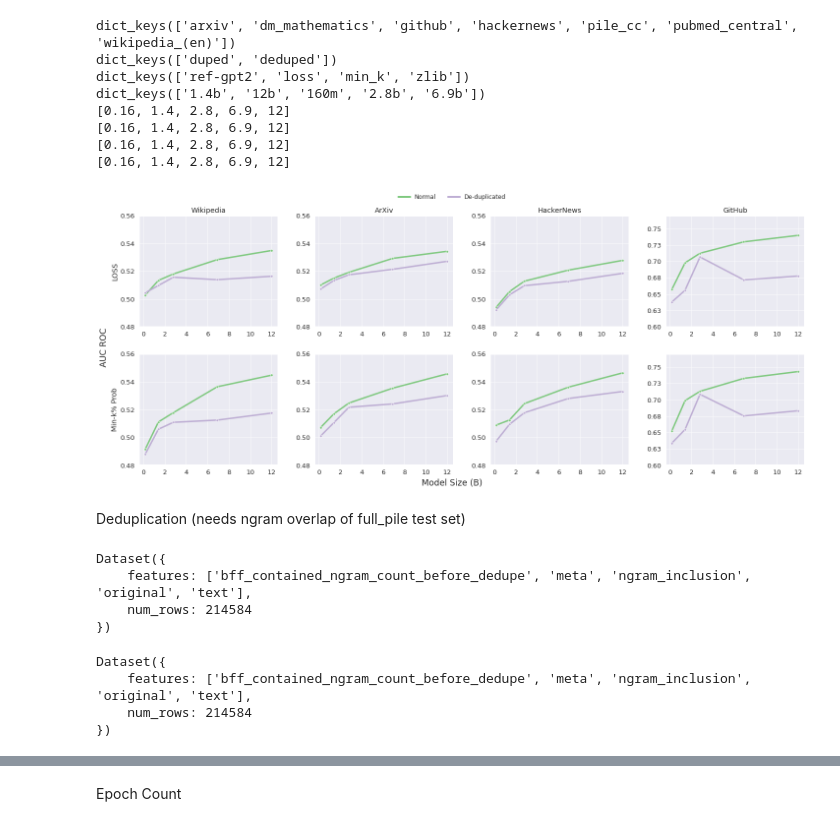
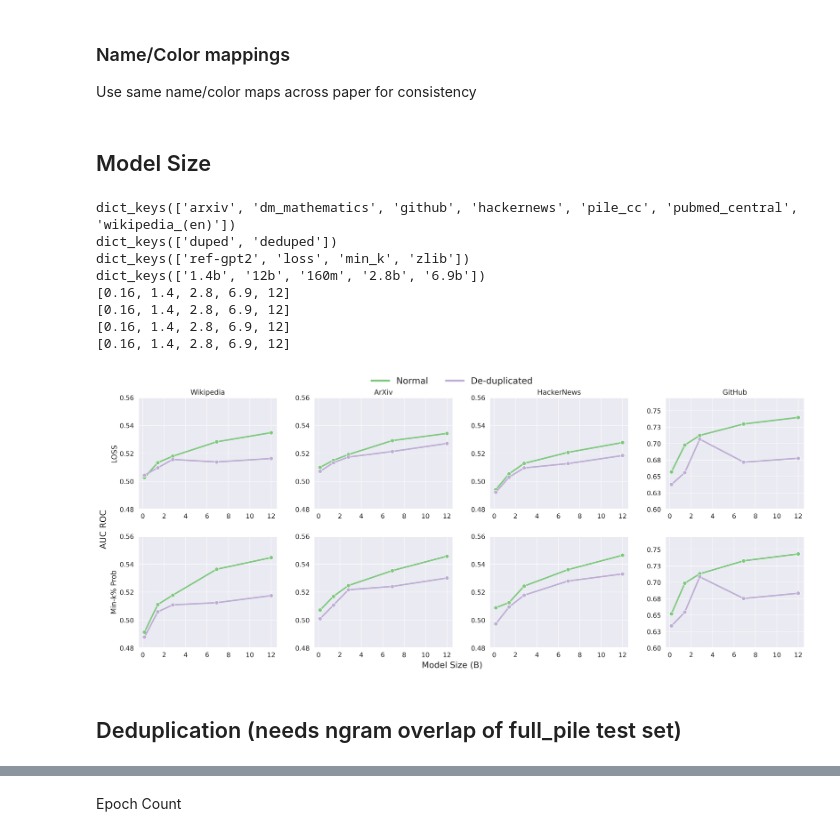
Before and after one commit to iamgroot42/mimir, a Jupyter notebook: local/figures_for_paper.ipynb, the cells around one changed output, grey strips where cells are left out. Drawn from its saved outputs; the diff is of its cells as text; code cells hidden in the pictures.

```diff
--- a/local/figures_for_paper.ipynb
+++ b/local/figures_for_paper.ipynb
@@ -17,0 +11,8 @@ Model Size
+# %%
+import matplotlib as mpl
+import matplotlib.font_manager as fm
+
+mpl.rcParams["figure.dpi"] = 300
+mpl.rcParams['pdf.fonttype'] = 42
+mpl.rcParams['ps.fonttype'] = 42
+mpl.rcParams["font.family"] = "Times New Roman"
@@ -17,0 +27,4 @@ Model Size
+# %% [markdown]
+### Name/Color mappings
+
+Use same name/color maps across paper for consistency
@@ -18,13 +62,8 @@ Model Size
+# %% [markdown]
+## Model Size
 # %%
 from collections import defaultdict
 # Pythia deduped data size exp
-MODEL_SIZES = {
-    '160m': .16,
-    '1.4b': 1.4,
-    '2.8b': 2.8,
-    '6.9b': 6.9,
-    '12b': 12
-}
 # MODEL_SIZE_COLOR_MAPPING = {
 #     '160m': '#66a61e',
 #     '1.4b': '#1b9e77',
@@ -40,18 +79,11 @@ OLD_TO_NEW = {
     'min_prob_k': 'min_k'
 }
 
-ATTACK_MAP = {
-    'ref-gpt2': 'Reference-based',
-    'loss': 'LOSS',
-    'zlib': 'Zlib',
-    'min_k': 'Min-k% Prob'
-}
-
 DOMAIN_SUFFIX = "_ngram_13_<0.8_truncated"
 DOMAIN_SUFFIX_LEN = len(DOMAIN_SUFFIX)
 
 # Collect results for graphing
-results_file = '/gscratch/h2lab/micdun/mimir/local/mia_unified_mia_v5_results.json'
+results_file = './mia_unified_mia_v5_results.json'
 with open(results_file, 'r') as f:
     results = json.load(f)
 
@@ -101,7 +133,7 @@ DOMAINS_TO_YLIM = {
 }
 
 sns.set(style="darkgrid")
-sns.set_context("paper", font_scale = 1.5, rc={'lines.markersize': 5, 'lines.linewidth': 3, 'axes.linewidth': 3})
+sns.set_context("paper", font_scale = 1.5, rc={'lines.markersize': 8, 'lines.linewidth': 3, 'axes.linewidth': 3})
 
 # Create a figure and axis
 fig, axs = plt.subplots(2, 4, figsize=(20,8),gridspec_kw={'wspace':0.1,'hspace':0.1},layout='constrained')
@@ -138,37 +170,38 @@ for i, domain in enumerate(DOMAINS_OF_INTEREST.keys()):
         axs[1, y_loc].set_ylabel(ATTACK_MAP[best_attack])
 
 x_ax = fig.supxlabel('Model Size (B)')
 y_ax = fig.supylabel('AUC ROC')
 
 
 # # lines, labels = axs[0, 2].get_legend_handles_labels()
 
 # print(labels)
 # lgd = fig.legend(lines, labels, loc='upper right')
 legend_lines, legend_names = [], []
 for k, v in COLOR_MAPPING.items():
     legend_lines.append(Line2D([0], [0], color=v, lw=4))
     legend_names.append(k)
 
 # Legend plot
 plt.figlegend(legend_lines, legend_names,
               loc='upper center', bbox_to_anchor=(0.5, 1.05),
-              borderaxespad=0, ncol=2, fontsize=12,facecolor='white', frameon=False)
+              borderaxespad=0, ncol=2, fontsize=18,
+              facecolor='white', frameon=False)
 
 # Save the figure
 fig.savefig(f'model_size.png', bbox_inches='tight')
 # %% [output]
 dict_keys(['arxiv', 'dm_mathematics', 'github', 'hackernews', 'pile_cc', 'pubmed_central', 'wikipedia_(en)'])
 dict_keys(['duped', 'deduped'])
 dict_keys(['ref-gpt2', 'loss', 'min_k', 'zlib'])
 dict_keys(['1.4b', '12b', '160m', '2.8b', '6.9b'])
 [0.16, 1.4, 2.8, 6.9, 12]
 [0.16, 1.4, 2.8, 6.9, 12]
 [0.16, 1.4, 2.8, 6.9, 12]
 [0.16, 1.4, 2.8, 6.9, 12]
-[figure, old version]
+[figure, new version]
 # %% [markdown]
-Deduplication (needs ngram overlap of full_pile test set)
+## Deduplication (needs ngram overlap of full_pile test set)
 # %%
 import argparse
 import json
@@ -196,15 +229,6 @@ for ngram in ngrams:
         text = in0["original"]
         individual_ngram_overlap = np.mean(ngram_inclusion[:200])
         subset_overlaps[ngram][subset][text] = individual_ngram_overlap
-# %% [output]
-Dataset({
-    features: ['bff_contained_ngram_count_before_dedupe', 'meta', 'ngram_inclusion', 'original', 'text'],
-    num_rows: 214584
-})
-Dataset({
-    features: ['bff_contained_ngram_count_before_dedupe', 'meta', 'ngram_inclusion', 'original', 'text'],
-    num_rows: 214584
-})
 # %%
 subsets = ["wikipedia_(en)", "github",  "arxiv", "hackernews"]#, "dm_mathematics"]#"pile_cc", "arxiv"]"gutenberg_(pg_19)" "pubmed_central",
 ngrams = ["ngram_7"]#, "ngram_13"]
```
Also changed, not shown: parts of 15 cells of this notebook.
